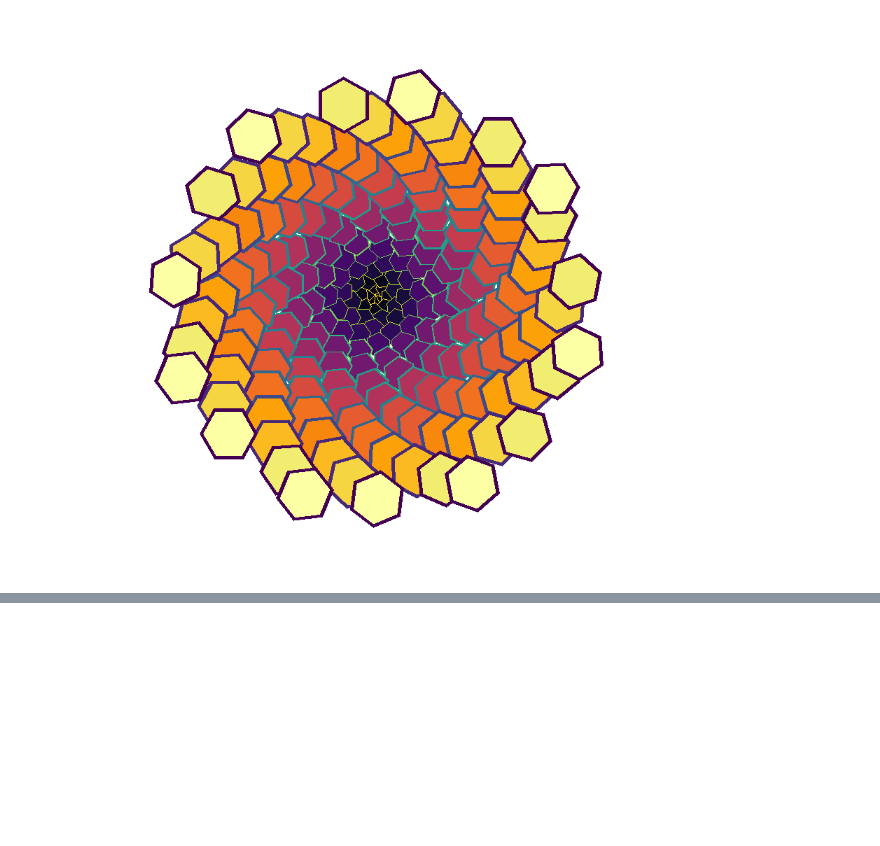
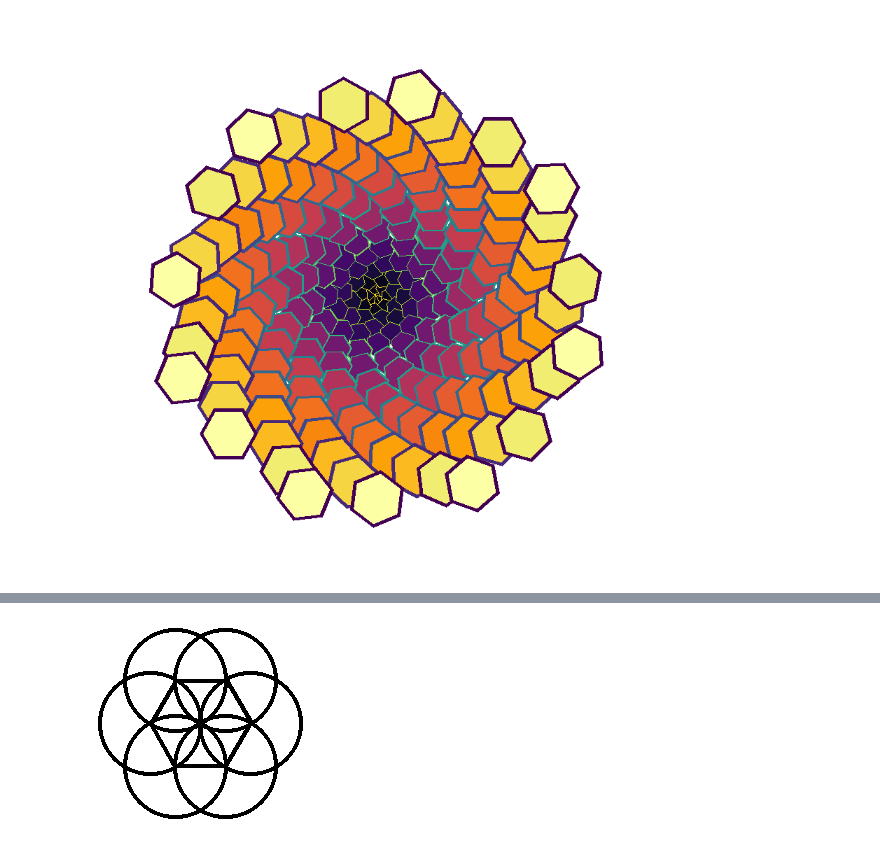
Before and after one commit to Sylvain-Rama/PILes, a Jupyter notebook: docs/PILes - Examples.ipynb, the cells around one changed output, grey strips where cells are left out. Saved outputs shown, nothing was run; the diff lists cells and outputs as text; code cells hidden in the pictures; blank space fills up the shorter version.

Commit message:
Added DrawLines, Anti-aliasing by downsize

```diff
--- a/docs/PILes - Examples.ipynb
+++ b/docs/PILes - Examples.ipynb
@@ -306,0 +305,12 @@ display(img6)
+# %%
+img4 = Image.new("RGBA", (210, 210), (255, 255, 255, 255))
+drawer = ImageDraws(img4)
+drawer.DrawShapes(rosetta)
+
+# Drawlines will simply draw a line between each (x, y) pair of coordinates.
+# closed = True will close the shape, drawing a line between the first and last point
+drawer.DrawLines(rosetta, closed=True) # that's all.
+
+display(img4)
+# %% [output]
+[figure, added]
```
Also changed, not shown: parts of 9 cells of this notebook.
